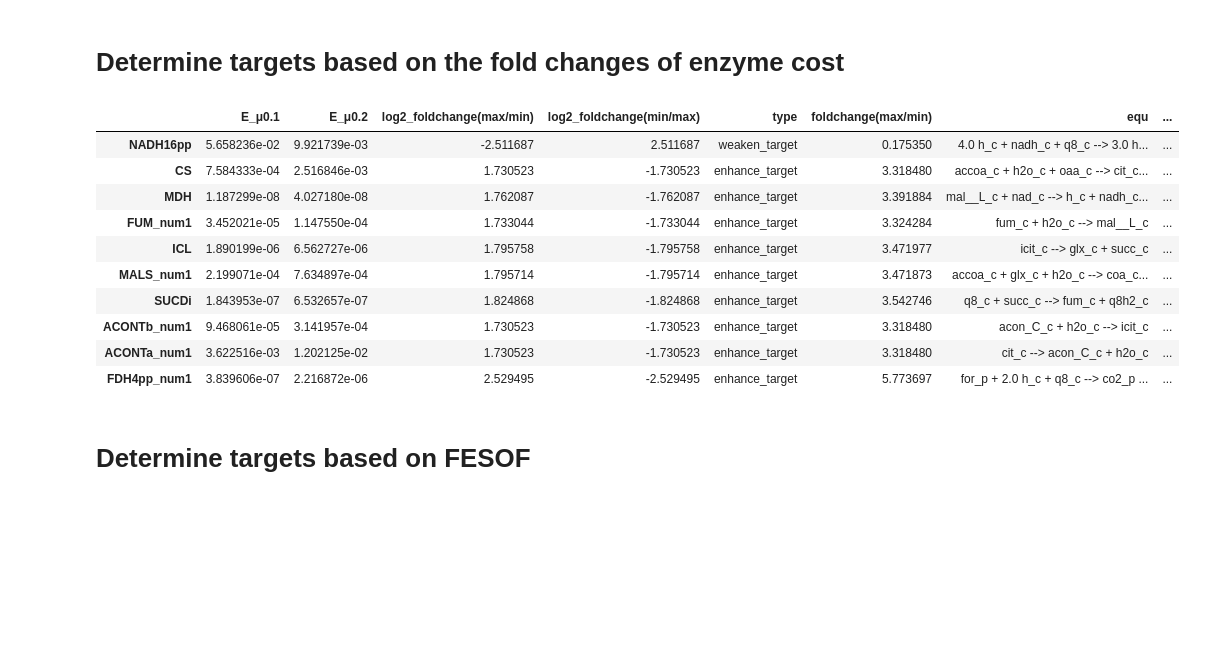
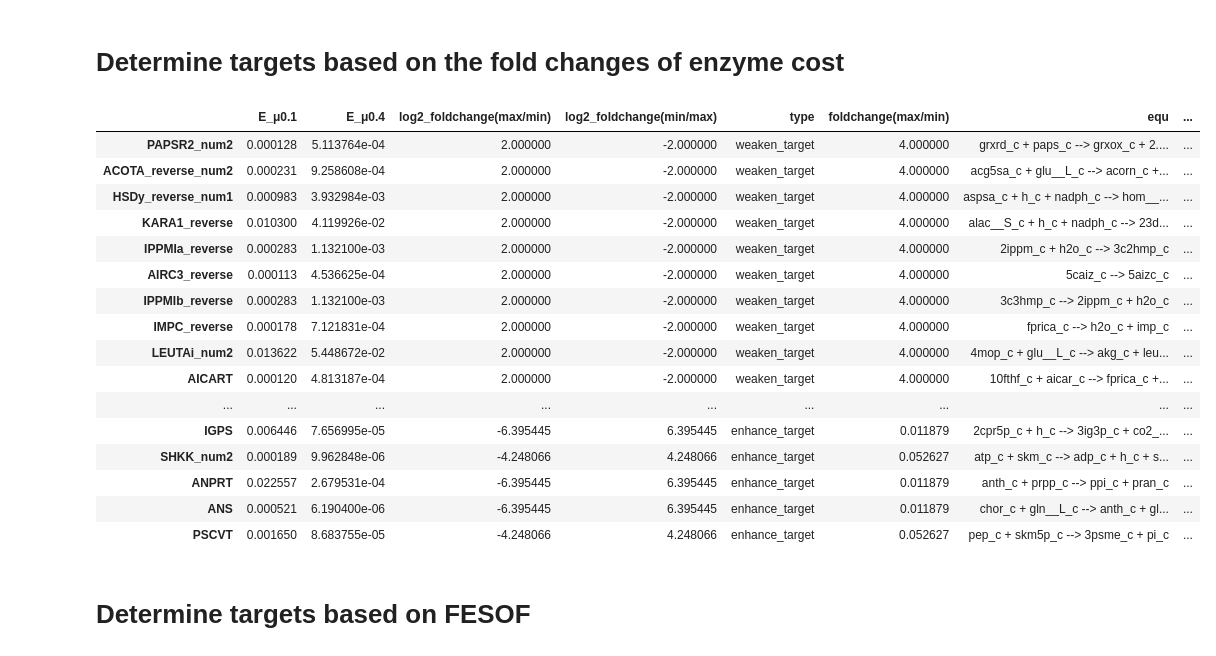
Before and after one commit to VonAlphaBisZulu/ECMpy2.0, a Jupyter notebook: 05.ecModel_ME.ipynb, the cells around one changed output. Cells and saved outputs as stored; diff of their text form; code cells hidden in the pictures; blank space fills up the shorter version.

```diff
--- a/05.ecModel_ME.ipynb
+++ b/05.ecModel_ME.ipynb
@@ -10,14 +11,13 @@ from ECMpy_function import *
+# %%
+ecModel_file="./model/iML1515_irr_enz_constraint_adj.json"
+obj='EX_trp__L_e' # EX_lys_L_e
+substrate = 'EX_glc__D_e'
+substrate_con=10
+biomass_id = 'BIOMASS_Ec_iML1515_core_75p37M'
+biomass_min=0.1
 # %% [markdown]
 # Directly determining targets based on enzyme abundance
 # %%
-ecModel_file="./model/iML1515_irr_enz_constraint_adj.json"
-obj='EX_lys__L_e' # EX_lys_L_e
-substrate = 'EX_glc__D_e'
-substrate_con=5
-biomass_id = 'BIOMASS_Ec_iML1515_core_75p37M'
-biomass_min=0.1
-biomass_max=0.2
-
 enzcost = pd.DataFrame()
 fluxes_outfile = './analysis/ECMpy_solution_%s_%.2g_pfba.csv'%(obj,substrate_con)
 
@@ -29,6 +29,8 @@ enz_model.objective=obj
 enz_model_pfba_solution = cobra.flux_analysis.pfba(enz_model)
 
 enzcost = get_fluxes_detail_in_model(enz_model,enz_model_pfba_solution,fluxes_outfile,ecModel_file)
-enzcost = enzcost.sort_values('E', ascending=False)
-enzcost.head(10)# TOP10
+enzcost['enz_ratio'] = enzcost['E']/np.sum(enzcost['E'])
+enzcost = enzcost.sort_values('enz_ratio', ascending=False)
+enzcost_select = enzcost[enzcost['enz_ratio']>0.01]
+enzcost_select
 # %% [output]
@@ -46,32 +47,32 @@ enzcost.head(10)# TOP10
 # %% [markdown]
 #  Determine targets based on the fold changes of enzyme cost
 # %%
-ecModel_file="./model/iML1515_irr_enz_constraint_adj.json"
-obj='EX_lys__L_e' # EX_lys_L_e
-substrate = 'EX_glc__D_e'
-substrate_con=5
-biomass_id = 'BIOMASS_Ec_iML1515_core_75p37M'
-biomass_min=0.1
-biomass_max=0.2
+biomass_max=0.4
 FC_threshold = 1.5
-
 enzcost_diff_file = './analysis/enzcost_diff.csv'
 fluxes_outfile = './analysis/ECMpy_solution_%s_%.2g_pfba.csv'%(obj,substrate_con)
 
 enzcost_diff = get_enz_foldchange(ecModel_file,obj,substrate,substrate_con,biomass_id,biomass_min,biomass_max,FC_threshold,fluxes_outfile, enzcost_diff_file)
-enzcost_diff.head(10)
+enzcost_diff_select = enzcost_diff[enzcost_diff['E_μ0.1']>0.0001]
+enzcost_diff_select
 # %% [output]
-|  | E_μ0.1 | E_μ0.2 | log2_foldchange(max/min) | log2_foldchange(min/max) | type | foldchange(max/min) | equ | ... |
-| NADH16pp | 5.658236e-02 | 9.921739e-03 | -2.511687 | 2.511687 | weaken_target | 0.175350 | 4.0 h_c + nadh_c + q8_c --> 3.0 h... | ... |
-| CS | 7.584333e-04 | 2.516846e-03 | 1.730523 | -1.730523 | enhance_target | 3.318480 | accoa_c + h2o_c + oaa_c --> cit_c... | ... |
-| MDH | 1.187299e-08 | 4.027180e-08 | 1.762087 | -1.762087 | enhance_target | 3.391884 | mal__L_c + nad_c --> h_c + nadh_c... | ... |
-| FUM_num1 | 3.452021e-05 | 1.147550e-04 | 1.733044 | -1.733044 | enhance_target | 3.324284 | fum_c + h2o_c --> mal__L_c | ... |
-| ICL | 1.890199e-06 | 6.562727e-06 | 1.795758 | -1.795758 | enhance_target | 3.471977 | icit_c --> glx_c + succ_c | ... |
-| MALS_num1 | 2.199071e-04 | 7.634897e-04 | 1.795714 | -1.795714 | enhance_target | 3.471873 | accoa_c + glx_c + h2o_c --> coa_c... | ... |
-| SUCDi | 1.843953e-07 | 6.532657e-07 | 1.824868 | -1.824868 | enhance_target | 3.542746 | q8_c + succ_c --> fum_c + q8h2_c | ... |
-| ACONTb_num1 | 9.468061e-05 | 3.141957e-04 | 1.730523 | -1.730523 | enhance_target | 3.318480 | acon_C_c + h2o_c --> icit_c | ... |
-| ACONTa_num1 | 3.622516e-03 | 1.202125e-02 | 1.730523 | -1.730523 | enhance_target | 3.318480 | cit_c --> acon_C_c + h2o_c | ... |
-| FDH4pp_num1 | 3.839606e-07 | 2.216872e-06 | 2.529495 | -2.529495 | enhance_target | 5.773697 | for_p + 2.0 h_c + q8_c --> co2_p ... | ... |
+|  | E_μ0.1 | E_μ0.4 | log2_foldchange(max/min) | log2_foldchange(min/max) | type | foldchange(max/min) | equ | ... |
+| PAPSR2_num2 | 0.000128 | 5.113764e-04 | 2.000000 | -2.000000 | weaken_target | 4.000000 | grxrd_c + paps_c --> grxox_c + 2.... | ... |
+| ACOTA_reverse_num2 | 0.000231 | 9.258608e-04 | 2.000000 | -2.000000 | weaken_target | 4.000000 | acg5sa_c + glu__L_c --> acorn_c +... | ... |
+| HSDy_reverse_num1 | 0.000983 | 3.932984e-03 | 2.000000 | -2.000000 | weaken_target | 4.000000 | aspsa_c + h_c + nadph_c --> hom__... | ... |
+| KARA1_reverse | 0.010300 | 4.119926e-02 | 2.000000 | -2.000000 | weaken_target | 4.000000 | alac__S_c + h_c + nadph_c --> 23d... | ... |
+| IPPMIa_reverse | 0.000283 | 1.132100e-03 | 2.000000 | -2.000000 | weaken_target | 4.000000 | 2ippm_c + h2o_c --> 3c2hmp_c | ... |
+| AIRC3_reverse | 0.000113 | 4.536625e-04 | 2.000000 | -2.000000 | weaken_target | 4.000000 | 5caiz_c --> 5aizc_c | ... |
+| IPPMIb_reverse | 0.000283 | 1.132100e-03 | 2.000000 | -2.000000 | weaken_target | 4.000000 | 3c3hmp_c --> 2ippm_c + h2o_c | ... |
+| IMPC_reverse | 0.000178 | 7.121831e-04 | 2.000000 | -2.000000 | weaken_target | 4.000000 | fprica_c --> h2o_c + imp_c | ... |
+| LEUTAi_num2 | 0.013622 | 5.448672e-02 | 2.000000 | -2.000000 | weaken_target | 4.000000 | 4mop_c + glu__L_c --> akg_c + leu... | ... |
+| AICART | 0.000120 | 4.813187e-04 | 2.000000 | -2.000000 | weaken_target | 4.000000 | 10fthf_c + aicar_c --> fprica_c +... | ... |
+| ... | ... | ... | ... | ... | ... | ... | ... | ... |
+| IGPS | 0.006446 | 7.656995e-05 | -6.395445 | 6.395445 | enhance_target | 0.011879 | 2cpr5p_c + h_c --> 3ig3p_c + co2_... | ... |
+| SHKK_num2 | 0.000189 | 9.962848e-06 | -4.248066 | 4.248066 | enhance_target | 0.052627 | atp_c + skm_c --> adp_c + h_c + s... | ... |
+| ANPRT | 0.022557 | 2.679531e-04 | -6.395445 | 6.395445 | enhance_target | 0.011879 | anth_c + prpp_c --> ppi_c + pran_c | ... |
+| ANS | 0.000521 | 6.190400e-06 | -6.395445 | 6.395445 | enhance_target | 0.011879 | chor_c + gln__L_c --> anth_c + gl... | ... |
+| PSCVT | 0.001650 | 8.683755e-05 | -4.248066 | 4.248066 | enhance_target | 0.052627 | pep_c + skm5p_c --> 3psme_c + pi_c | ... |
 # %% [markdown]
 # Determine targets based on FESOF
 # %%
```
Also changed, not shown: parts of 6 cells of this notebook, 2 other files.
